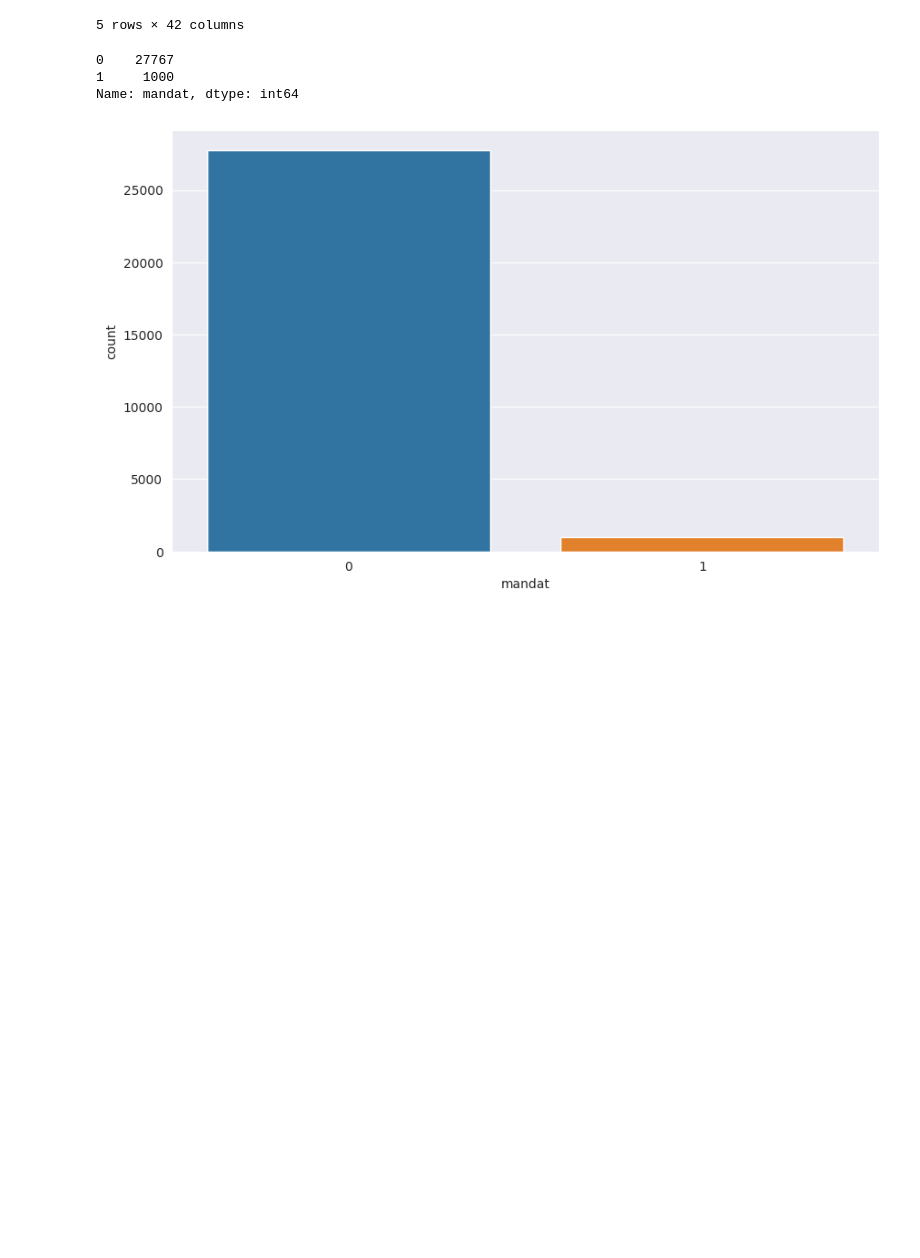
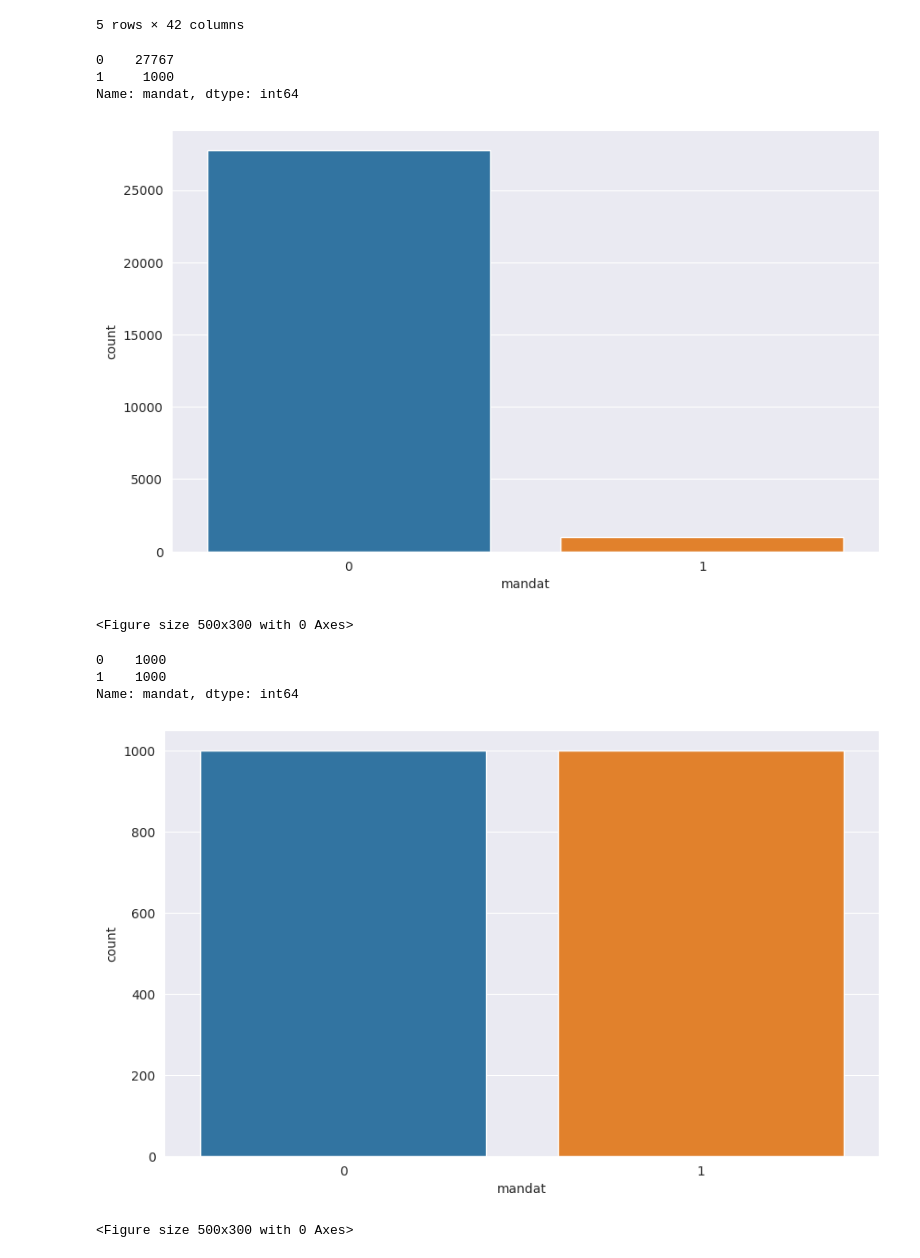
Before and after one commit to rmnskb/cz-elections, a Jupyter notebook: cz_elections_analysis.ipynb, the cells around one changed output. Cells and saved outputs as stored; diff of their text form; code cells hidden in the pictures; blank space fills up the shorter version.

```diff
--- a/cz_elections_analysis.ipynb
+++ b/cz_elections_analysis.ipynb
@@ -353,7 +353,8 @@ snem_ml.head()
 # %%
 sns.countplot(
     data=snem_ml, x="mandat"
-);
+)
+plt.figure(figsize=(5, 3));
 print(snem_ml["mandat"].value_counts())
 # the data is heavily imbalanced
 # %% [output]
@@ -361,4 +362,5 @@ print(snem_ml["mandat"].value_counts())
 1     1000
 Name: mandat, dtype: int64
 [figure]
+<Figure size 500x300 with 0 Axes>
 # %%
@@ -368,15 +370,26 @@ from sklearn.neighbors import KNeighborsClassifier
 # %%
 from sklearn.utils import resample
-from sklearn.model_selection import train_test_split
-# since we'll be dealing with highly imbalanced data, we have to perform upsampling, should we choose undersampling, we'll face a great shrinkage in data
-snem_train, snem_test = train_test_split(snem_ml, test_size=0.25, random_state=42)
-sn_maj = snem_train[snem_train["mandat"] == 0] # creating majority/minority splits for upsample purposes
-sn_min = snem_train[snem_train["mandat"] == 1]
+# undersampling is chosen to prevent imbalanced data
+sn_maj = snem_ml[snem_ml["mandat"] == 0] # creating majority/minority splits for undersample purposes
+sn_min = snem_ml[snem_ml["mandat"] == 1]
 
-sn_min_up = resample(sn_min,
+sn_maj_und = resample(sn_maj,
                      replace=True,
-                     n_samples=27767, # matching majority class
+                     n_samples=1000, # matching minority class
                      random_state=42)
 
-snem_train_up = pd.concat([sn_maj, sn_min])
+snem_und = pd.concat([sn_maj_und, sn_min])
+print(snem_und["mandat"].value_counts())
+# %% [output]
+0    1000
+1    1000
+Name: mandat, dtype: int64
+# %%
+sns.countplot(
+    data=snem_und, x="mandat"
+)
+plt.figure(figsize=(5, 3));
+# %% [output]
+[figure, added]
+<Figure size 500x300 with 0 Axes>
 # %%
```
Also changed, not shown: parts of 12 cells of this notebook.
